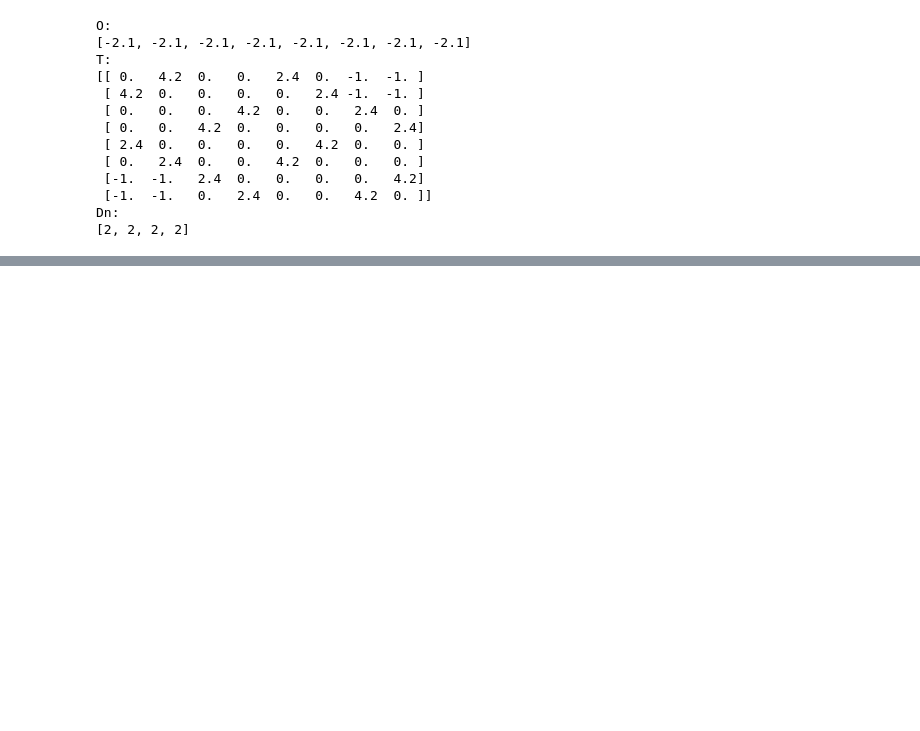
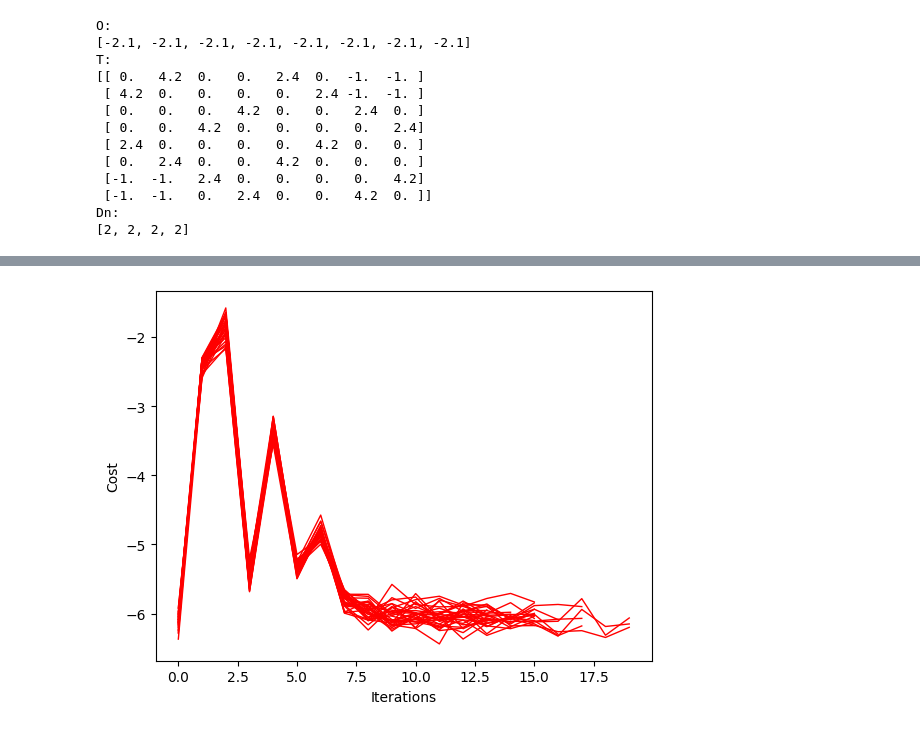
Before and after one commit to jacobljungberg/Testing_CVaR_on_QAOA, a Jupyter notebook: examples/Parameter_test_COBYLA.ipynb, the cells around one changed output, grey strips where cells are left out. Saved outputs shown, nothing was run; the diff lists cells and outputs as text; code cells hidden in the pictures; blank space fills up the shorter version.

```diff
--- a/examples/Parameter_test_COBYLA.ipynb
+++ b/examples/Parameter_test_COBYLA.ipynb
@@ -155,0 +296,12 @@ plt.show()
+# %%
+fig, ax = plt.subplots()
+for cost_vector in cost_list_list:
+    ax.plot(cost_vector, 'r',linewidth=1)
+plt.xlabel('Iterations')
+plt.ylabel('Cost')
+#plt.title('Good Initial guess, samples=32 (Red=alpha0.05, Green=alpha0.2, Blue=alpha1)')
+#ax.legend()
+#plt.plot()
+plt.show()
+# %% [output]
+[figure, added]
```
Also changed, not shown: parts of 8 cells of this notebook.
